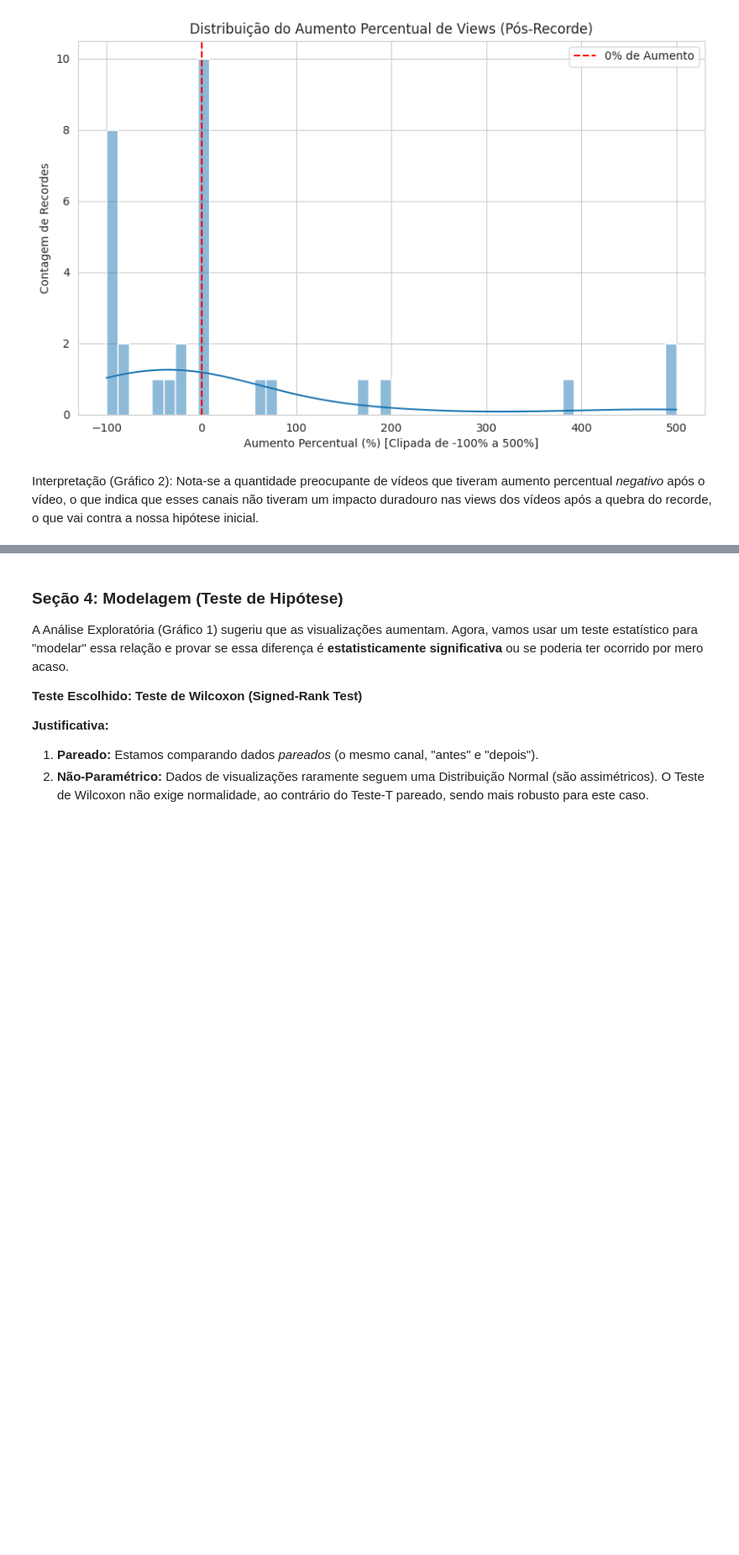
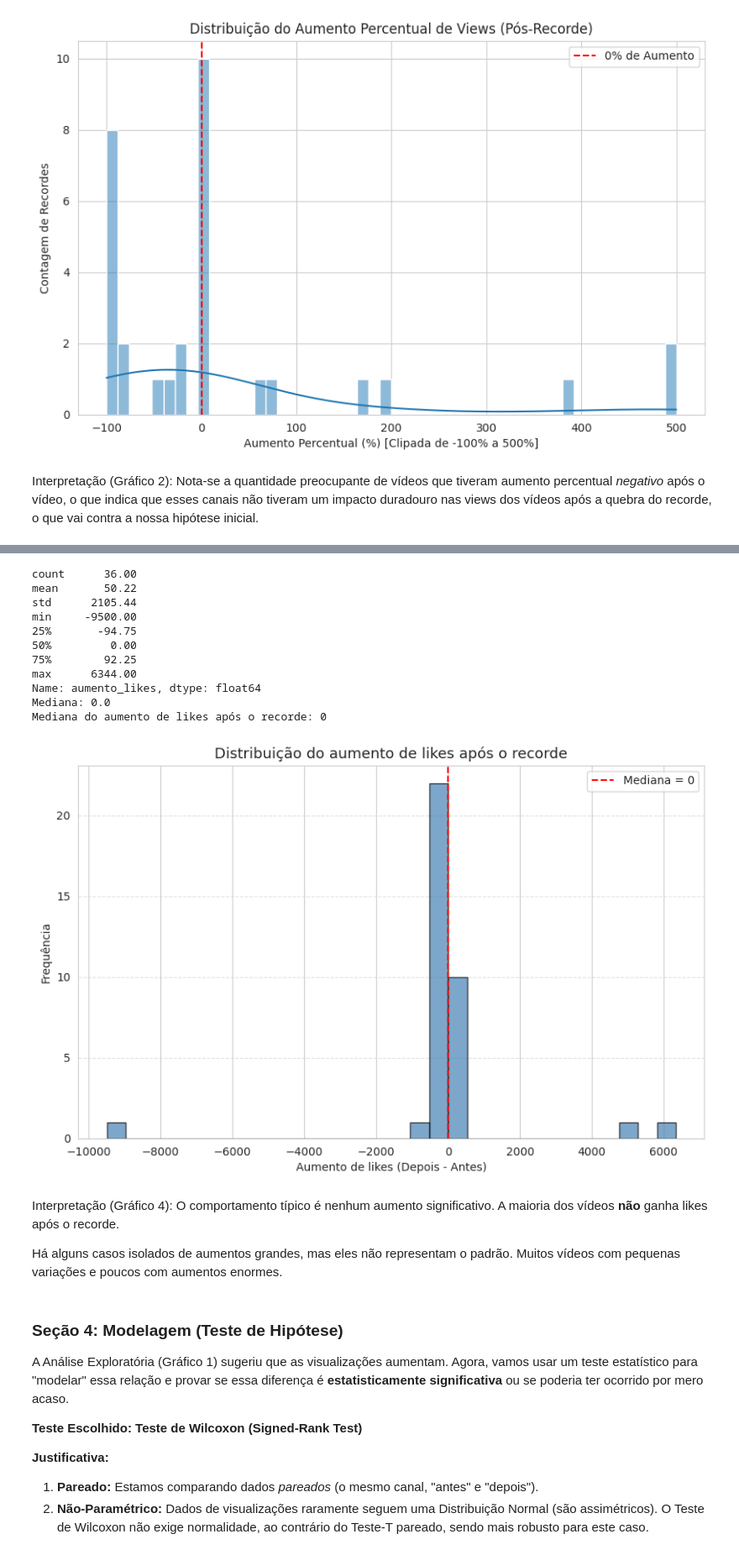
Before and after one commit to L-200/cd_speedrun-eldenring, a Jupyter notebook: 3-EDA/EDA.ipynb, the cells around one changed output, grey strips where cells are left out. Shown at 84% size. Drawn from its saved outputs; the diff is of its cells as text; code cells hidden in the pictures; blank space fills up the shorter version.

Commit message:
Ajustando nomenclaturas e add de gráfico

```diff
--- a/3-EDA/EDA.ipynb
+++ b/3-EDA/EDA.ipynb
@@ -319,3 +304,39 @@ Esses gráficos de segmentação nos ajudam a entender *onde* o impacto é mais
+# %%
+# Calcula a mediana do aumento
+mediana_aumento = df["aumento_abs_likes"].median()
+
+print(f"Mediana do aumento de likes após o recorde: {mediana_aumento:.0f}")
+
+# Cria um histograma para visualizar a distribuição do aumento
+plt.figure(figsize=(10, 6))
+plt.hist(df["aumento_abs_likes"], bins=30, color="steelblue", edgecolor="black", alpha=0.7)
+
+plt.axvline(mediana_aumento, color="red", linestyle="--", label=f"Mediana = {mediana_aumento:.0f}")
+plt.title("Distribuição do aumento de likes após o recorde", fontsize=13)
+plt.xlabel("Aumento de likes (Depois - Antes)")
+plt.ylabel("Frequência")
+plt.legend()
+plt.grid(axis="y", linestyle="--", alpha=0.6)
+
+plt.show()
+# %% [output]
+count      36.00
+mean       50.22
+std      2105.44
+min     -9500.00
+25%       -94.75
+50%         0.00
+75%        92.25
+max      6344.00
+Name: aumento_likes, dtype: float64
+Mediana: 0.0
+Mediana do aumento de likes após o recorde: 0
+[figure, added]
+# %% [markdown]
+Interpretação (Gráfico 4): O comportamento típico é nenhum aumento significativo.
+A maioria dos vídeos **não** ganha likes após o recorde.
+
+Há alguns casos isolados de aumentos grandes, mas eles não representam o padrão. Muitos vídeos com pequenas variações e poucos com aumentos enormes.
 # %% [markdown]
 ### Seção 4: Modelagem (Teste de Hipótese)
 
```
Also changed, not shown: parts of 10 cells of this notebook.
